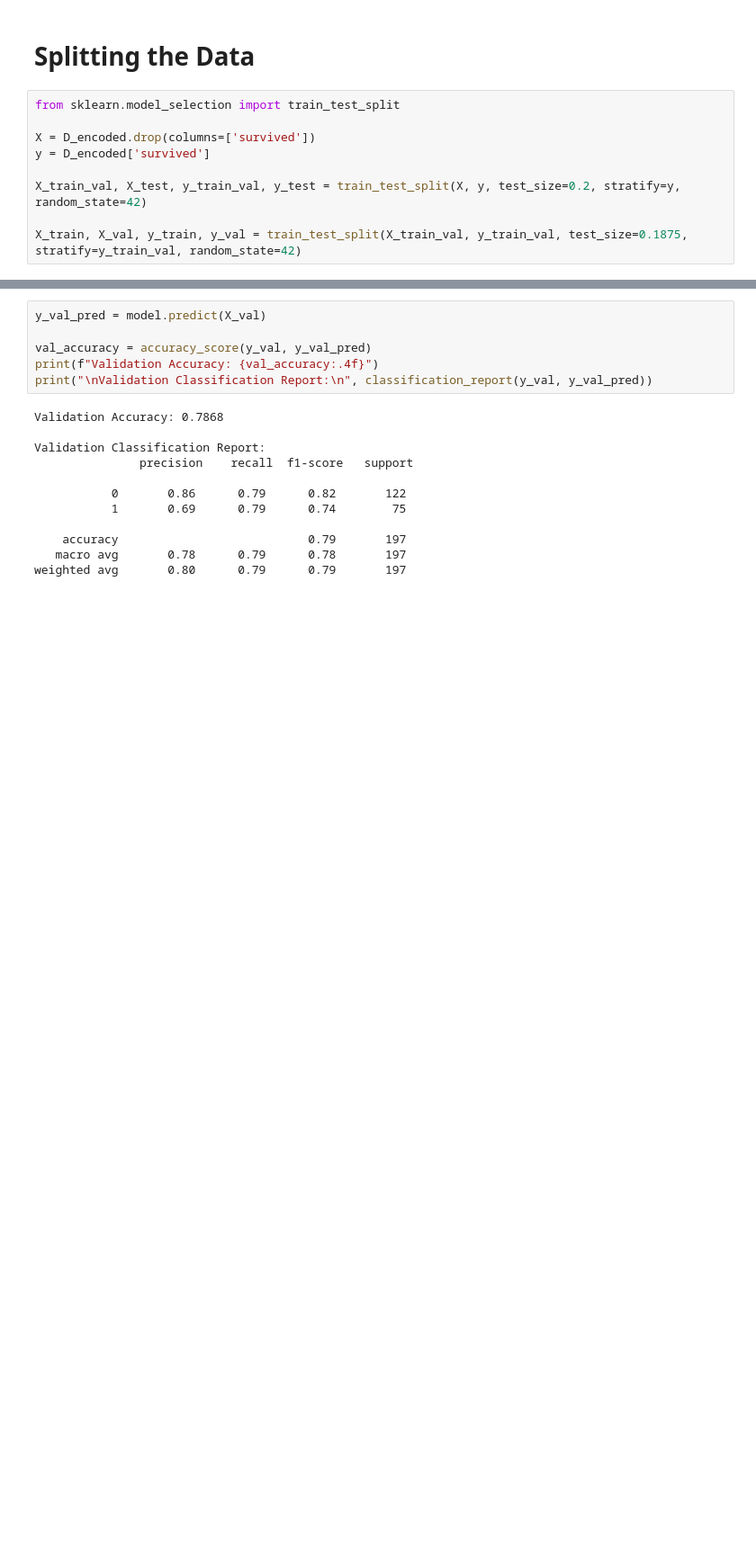
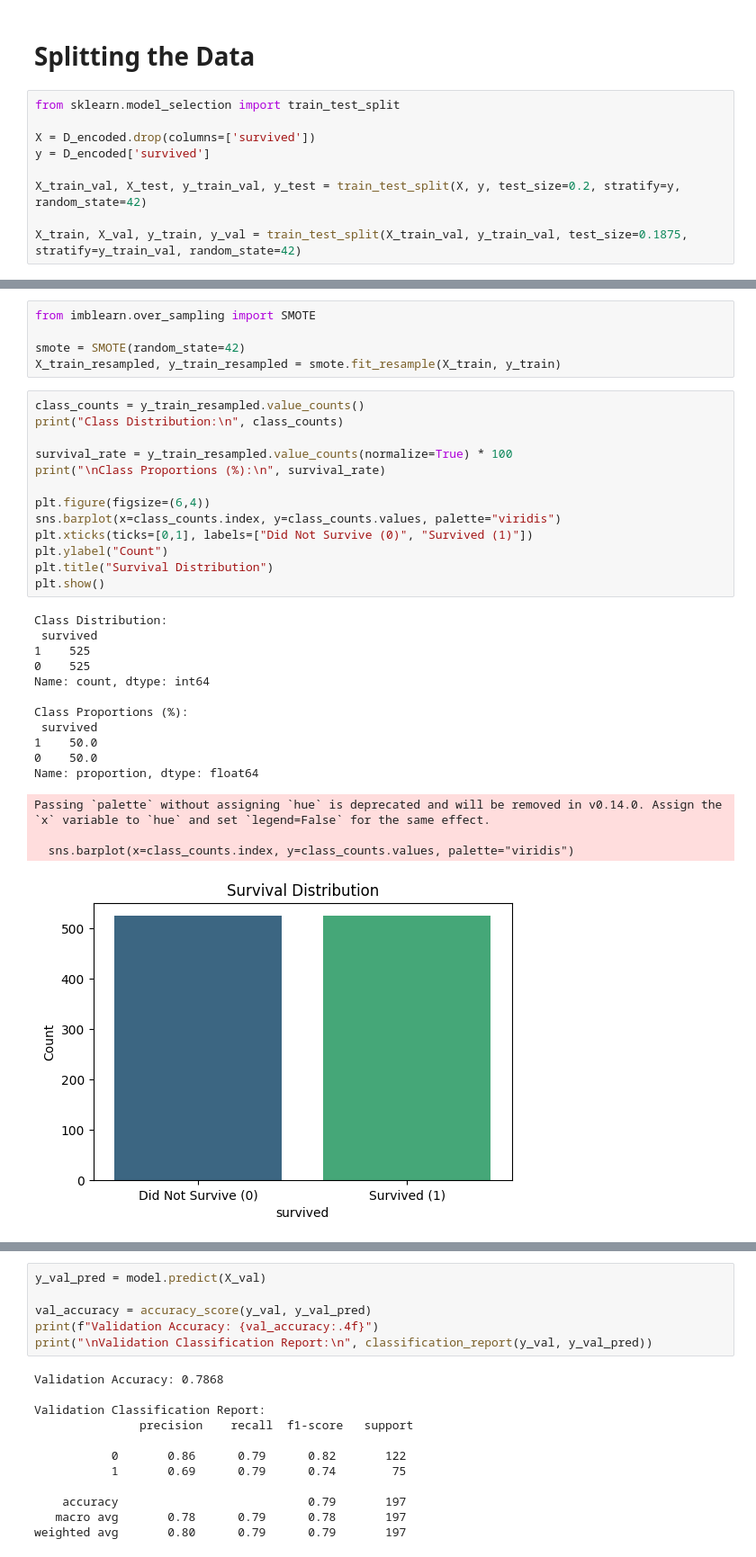
Before and after one commit to jmlarios/ML-fundamentals-2025, a Jupyter notebook: ML_Assignment_1.ipynb, the cells around one changed output, grey strips where cells are left out. Shown at 90% size. Cells and saved outputs as stored; diff of their text form; blank space fills up the shorter version.

```diff
--- a/ML_Assignment_1.ipynb
+++ b/ML_Assignment_1.ipynb
@@ -249,0 +254,34 @@ Passing `palette` without assigning `hue` is deprecated and will be removed in v
+# %%
+from imblearn.over_sampling import SMOTE
+
+smote = SMOTE(random_state=42)
+X_train_resampled, y_train_resampled = smote.fit_resample(X_train, y_train)
+# %%
+class_counts = y_train_resampled.value_counts()
+print("Class Distribution:\n", class_counts)
+
+survival_rate = y_train_resampled.value_counts(normalize=True) * 100
+print("\nClass Proportions (%):\n", survival_rate)
+
+plt.figure(figsize=(6,4))
+sns.barplot(x=class_counts.index, y=class_counts.values, palette="viridis")
+plt.xticks(ticks=[0,1], labels=["Did Not Survive (0)", "Survived (1)"])
+plt.ylabel("Count")
+plt.title("Survival Distribution")
+plt.show()
+# %% [output]
+Class Distribution:
+ survived
+1    525
+0    525
+Name: count, dtype: int64
+
+Class Proportions (%):
+ survived
+1    50.0
+0    50.0
+Name: proportion, dtype: float64
+Passing `palette` without assigning `hue` is deprecated and will be removed in v0.14.0. Assign the `x` variable to `hue` and set `legend=False` for the same effect.
+
+  sns.barplot(x=class_counts.index, y=class_counts.values, palette="viridis")
+[figure, added]
```
Also changed, not shown: parts of 7 cells of this notebook.
